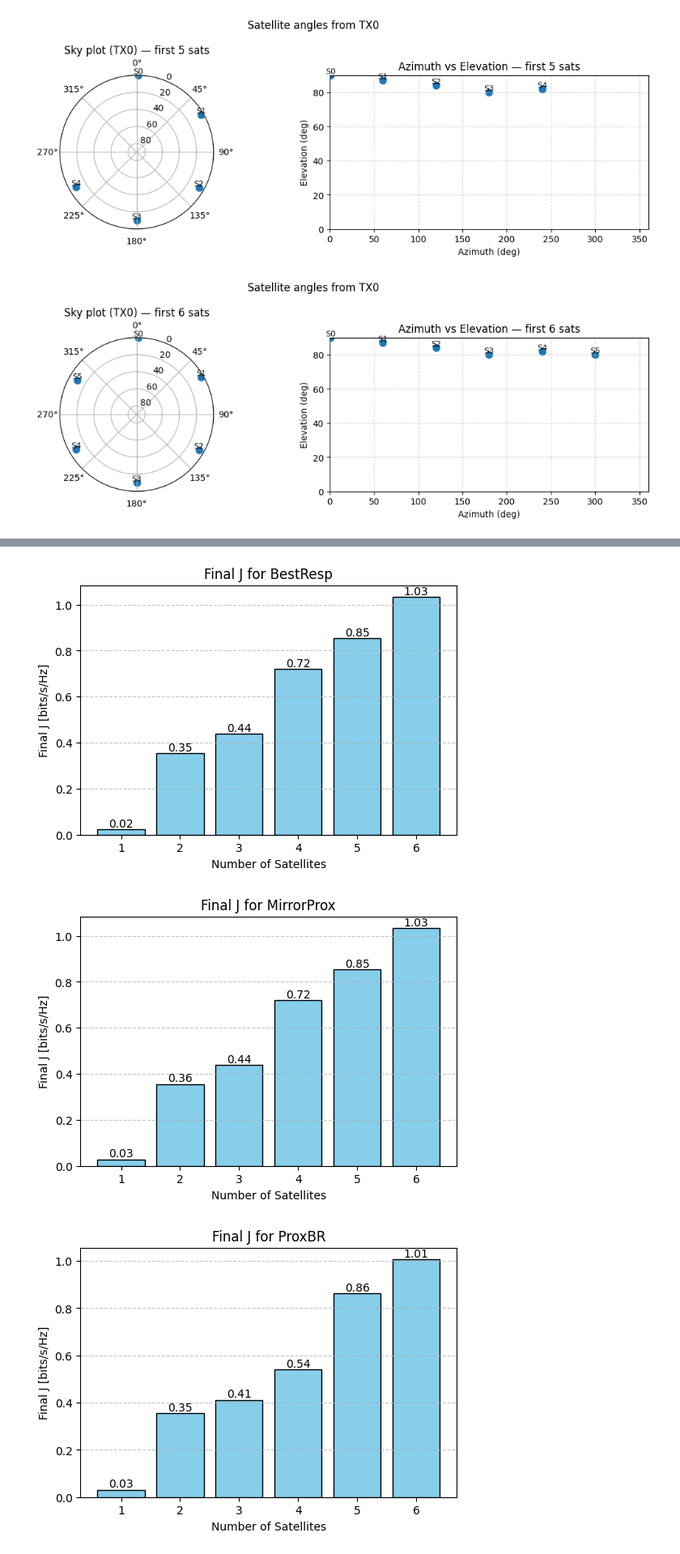
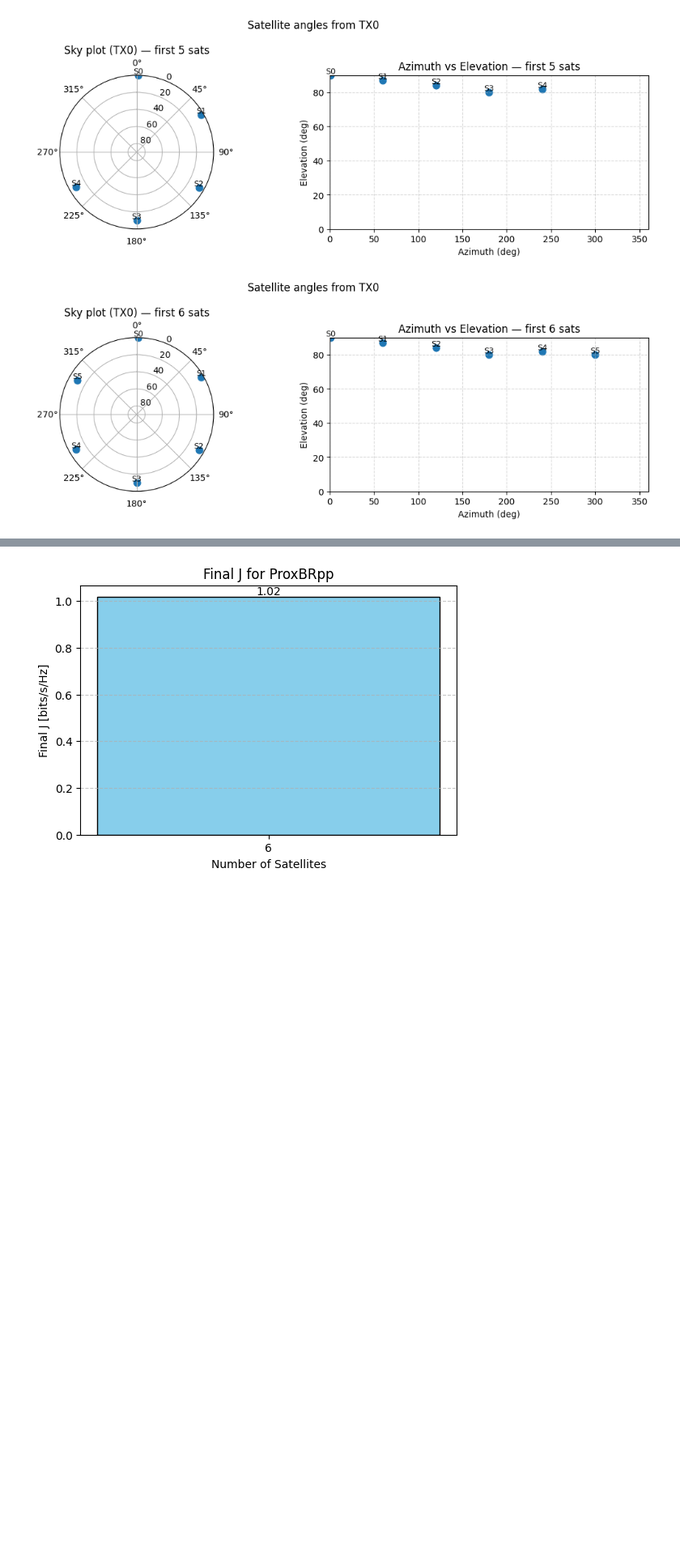
Before and after one commit to SJ00425/NTN-Anti-Jamming, a Jupyter notebook: Game_gradient.ipynb, the cells around one changed output, grey strips where cells are left out. Shown at 81% size. Saved outputs shown, nothing was run; the diff lists cells and outputs as text; code cells hidden in the pictures; blank space fills up the shorter version.

Commit message:
add game solve cdf

```diff
--- a/Game_gradient.ipynb
+++ b/Game_gradient.ipynb
@@ -265,0 +273,2 @@ def collapse_channel(a_cir, t_idx=0):
+# %%
+H0 = collapse_channel(a_tx)
@@ -284,8 +297,11 @@ from sionna.rt import PlanarArray
 # -------------------------
 # Experiment configuration
 # -------------------------
-methods = ["BestResp", "MirrorProx", "ProxBR"]
+methods = ["BestResp", "MirrorProx", "ProxBR", "ProxBRpp"]
+methods = [ "ProxBRpp"]
+# methods = [ "ProxBR"]
 sat_counts = [1, 2, 3, 4, 5, 6]
+sat_counts = [ 6]
 results = {m: {} for m in methods}
 
 # -------------------------
@@ -354,13 +370,36 @@ for m in methods:
                 H0, H1, N0, P0, P1,
                 rho=1e-2,
                 outer_steps=400, outer_tol=1e-6,
-                inner_max=200, inner_tol=1e-6,
+                inner_max=300, inner_tol=1e-6,
                 eta0_inner=0.5,            # initial step size for inner updates
-                beta=0.5, gamma=1.1,       # backtracking shrink/expand
-                eta_min=1e-2, eta_max=1.0,
+                beta=0.1, gamma=1.05,       # backtracking shrink/expand
+                eta_min=1e-1, eta_max=1.0,
                 eta_probe=0.1,             # step size for residual evaluation (“thermometer”)
                 min_outer=5,               # prevent early stop at iteration 1
                 verbose=True, track_hist=True
             )
-            results[m][k] = hist
+
+        elif m == "ProxBRpp":
+            Q0, Q1, hist = solve_game_proxBR_pp(
+                H0, H1, N0, P0, P1,
+                rho=1e-2,
+                outer_steps=200, outer_tol=1e-6,
+                inner_max=500, inner_tol=1e-6,
+                eta0_inner=0.5,
+                beta=0.3, gamma=1.05,
+                eta_min=1e-2, eta_max=0.3,
+                min_outer=5,
+                verbose=True, track_hist=True,
+                # 调整核心
+                sigma=0.1,      # 内层更精确
+                tau=5e-3,        # 放宽下降比例要求
+                grow=1.05,        # 每次ρ翻倍稍快一点
+                lam=1.0,
+                pg_eta=0.1, proj_mode='eq',
+                rho_max=5e-2,     # 提高ρ上限，给它更多空间
+                freeze_backtrack_at=5e-5  # 末期冻结更早
+            )
+
+
+        results[m][k] = hist
 # %% [output]
@@ -438,22 +458,19 @@ for m in methods:
 # %%
 import matplotlib.pyplot as plt
 import numpy as np
 
-sat_counts = [1, 2, 3, 4, 5, 6]
-methods = ["BestResp", "MirrorProx", "ProxBR"]
+
 
 for m in methods:
     final_J = [results[m][k]['J'][-1] for k in sat_counts]
     plt.figure(figsize=(6,4))
     plt.bar([str(k) for k in sat_counts], final_J, color="skyblue", edgecolor="k")
     plt.xlabel("Number of Satellites")
     plt.ylabel("Final J [bits/s/Hz]")
     plt.title(f"Final J for {m}")
     for i, v in enumerate(final_J):
         plt.text(i, v, f"{v:.2f}", ha="center", va="bottom", fontsize=10)
     plt.grid(axis="y", linestyle="--", alpha=0.7)
     plt.show()
 # %% [output]
-[figure, old version]
+[figure, new version]
-[figure, removed]
-[figure, removed]
```
Also changed, not shown: parts of 13 cells of this notebook, 3 other files.
